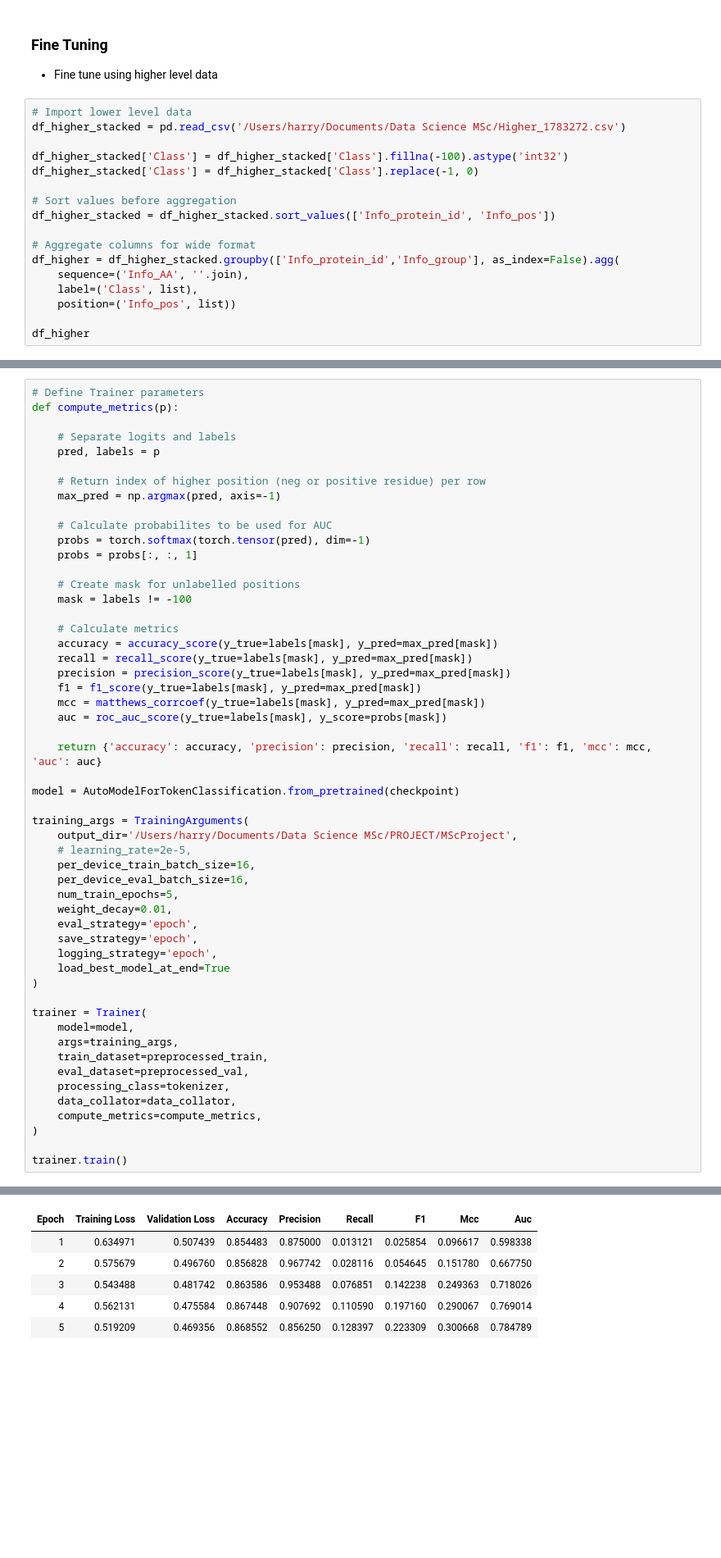
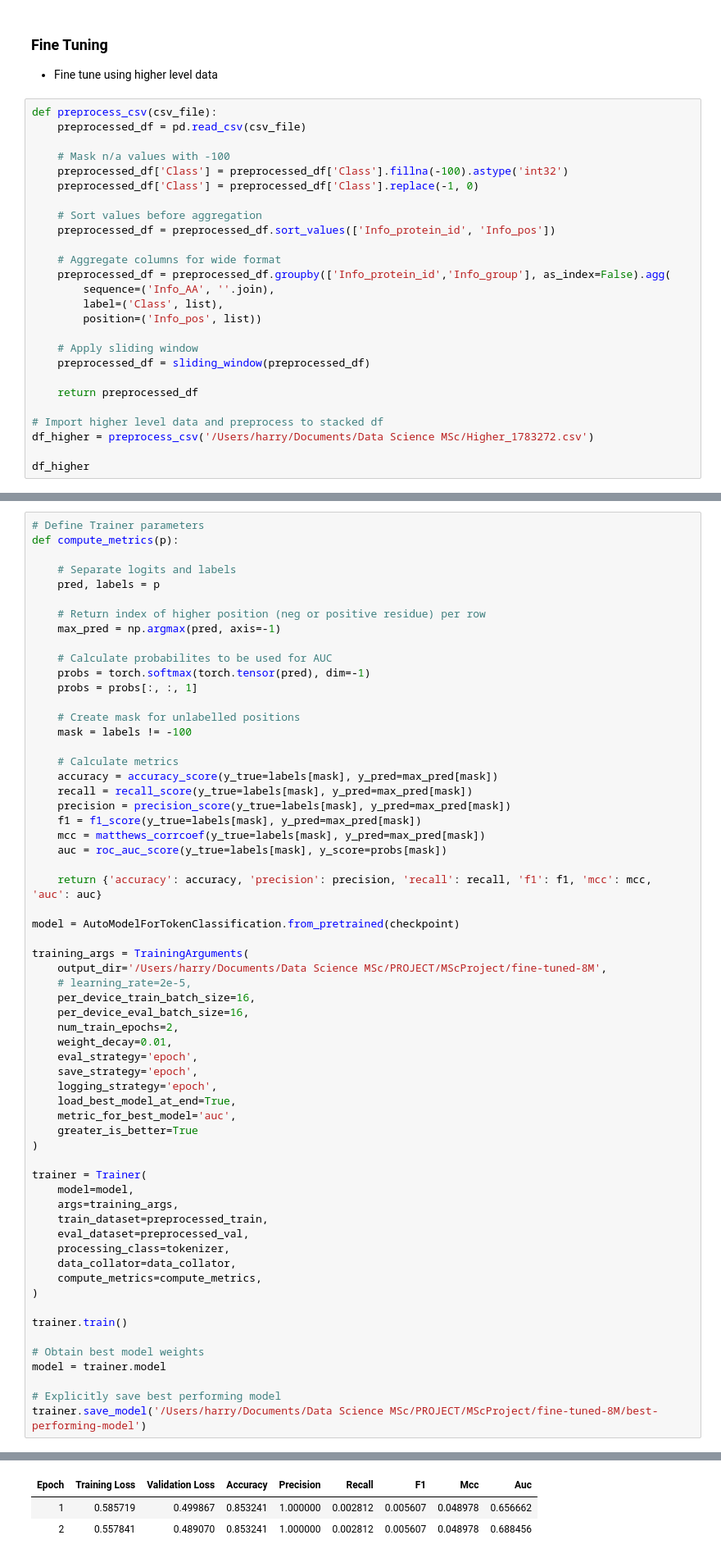
Before and after one commit to harryb257/MScProject, a Jupyter notebook: ESM2 finetune.ipynb, the cells around one changed output, grey strips where cells are left out. Shown at 82% size. Cells and saved outputs as stored; diff of their text form; blank space fills up the shorter version.

```diff
--- a/ESM2 finetune.ipynb
+++ b/ESM2 finetune.ipynb
@@ -175,20 +177,29 @@ def sliding_window(df, window_size=1024, stride=512):
 
 - Fine tune using higher level data
 # %%
-# Import lower level data
-df_higher_stacked = pd.read_csv('/Users/harry/Documents/Data Science MSc/Higher_1783272.csv')
+def preprocess_csv(csv_file):
+    preprocessed_df = pd.read_csv(csv_file)
 
-df_higher_stacked['Class'] = df_higher_stacked['Class'].fillna(-100).astype('int32')
-df_higher_stacked['Class'] = df_higher_stacked['Class'].replace(-1, 0)
+    # Mask n/a values with -100
+    preprocessed_df['Class'] = preprocessed_df['Class'].fillna(-100).astype('int32')
+    preprocessed_df['Class'] = preprocessed_df['Class'].replace(-1, 0)
 
-# Sort values before aggregation
-df_higher_stacked = df_higher_stacked.sort_values(['Info_protein_id', 'Info_pos'])
+    # Sort values before aggregation
+    preprocessed_df = preprocessed_df.sort_values(['Info_protein_id', 'Info_pos'])
 
-# Aggregate columns for wide format
-df_higher = df_higher_stacked.groupby(['Info_protein_id','Info_group'], as_index=False).agg(
-    sequence=('Info_AA', ''.join),
-    label=('Class', list),
-    position=('Info_pos', list))
+    # Aggregate columns for wide format
+    preprocessed_df = preprocessed_df.groupby(['Info_protein_id','Info_group'], as_index=False).agg(
+        sequence=('Info_AA', ''.join),
+        label=('Class', list),
+        position=('Info_pos', list))
+
+    # Apply sliding window
+    preprocessed_df = sliding_window(preprocessed_df)
+
+    return preprocessed_df
+
+# Import higher level data and preprocess to stacked df
+df_higher = preprocess_csv('/Users/harry/Documents/Data Science MSc/Higher_1783272.csv')
 
 df_higher
 # %% [output]
@@ -273,16 +281,18 @@ def compute_metrics(p):
 model = AutoModelForTokenClassification.from_pretrained(checkpoint)
 
 training_args = TrainingArguments(
-    output_dir='/Users/harry/Documents/Data Science MSc/PROJECT/MScProject',
+    output_dir='/Users/harry/Documents/Data Science MSc/PROJECT/MScProject/fine-tuned-8M',
     # learning_rate=2e-5,
     per_device_train_batch_size=16,
     per_device_eval_batch_size=16,
-    num_train_epochs=5,
+    num_train_epochs=2,
     weight_decay=0.01,
     eval_strategy='epoch',
     save_strategy='epoch',
     logging_strategy='epoch',
-    load_best_model_at_end=True
+    load_best_model_at_end=True,
+    metric_for_best_model='auc',
+    greater_is_better=True
 )
 
 trainer = Trainer(
@@ -296,6 +306,12 @@ trainer = Trainer(
 )
 
 trainer.train()
+
+# Obtain best model weights
+model = trainer.model
+
+# Explicitly save best performing model
+trainer.save_model('/Users/harry/Documents/Data Science MSc/PROJECT/MScProject/fine-tuned-8M/best-performing-model')
 # %% [output]
 [transformers] EsmForTokenClassification LOAD REPORT from: facebook/esm2_t6_8M_UR50D
 Key                       | Status     |
@@ -315,6 +331,3 @@ Notes:
 | Epoch | Training Loss | Validation Loss | Accuracy | Precision | Recall | F1 | Mcc | Auc |
-| 1 | 0.634971 | 0.507439 | 0.854483 | 0.875000 | 0.013121 | 0.025854 | 0.096617 | 0.598338 |
-| 2 | 0.575679 | 0.496760 | 0.856828 | 0.967742 | 0.028116 | 0.054645 | 0.151780 | 0.667750 |
-| 3 | 0.543488 | 0.481742 | 0.863586 | 0.953488 | 0.076851 | 0.142238 | 0.249363 | 0.718026 |
-| 4 | 0.562131 | 0.475584 | 0.867448 | 0.907692 | 0.110590 | 0.197160 | 0.290067 | 0.769014 |
-| 5 | 0.519209 | 0.469356 | 0.868552 | 0.856250 | 0.128397 | 0.223309 | 0.300668 | 0.784789 |
+| 1 | 0.585719 | 0.499867 | 0.853241 | 1.000000 | 0.002812 | 0.005607 | 0.048978 | 0.656662 |
+| 2 | 0.557841 | 0.489070 | 0.853241 | 1.000000 | 0.002812 | 0.005607 | 0.048978 | 0.688456 |
```
Also changed, not shown: parts of 22 cells of this notebook.
